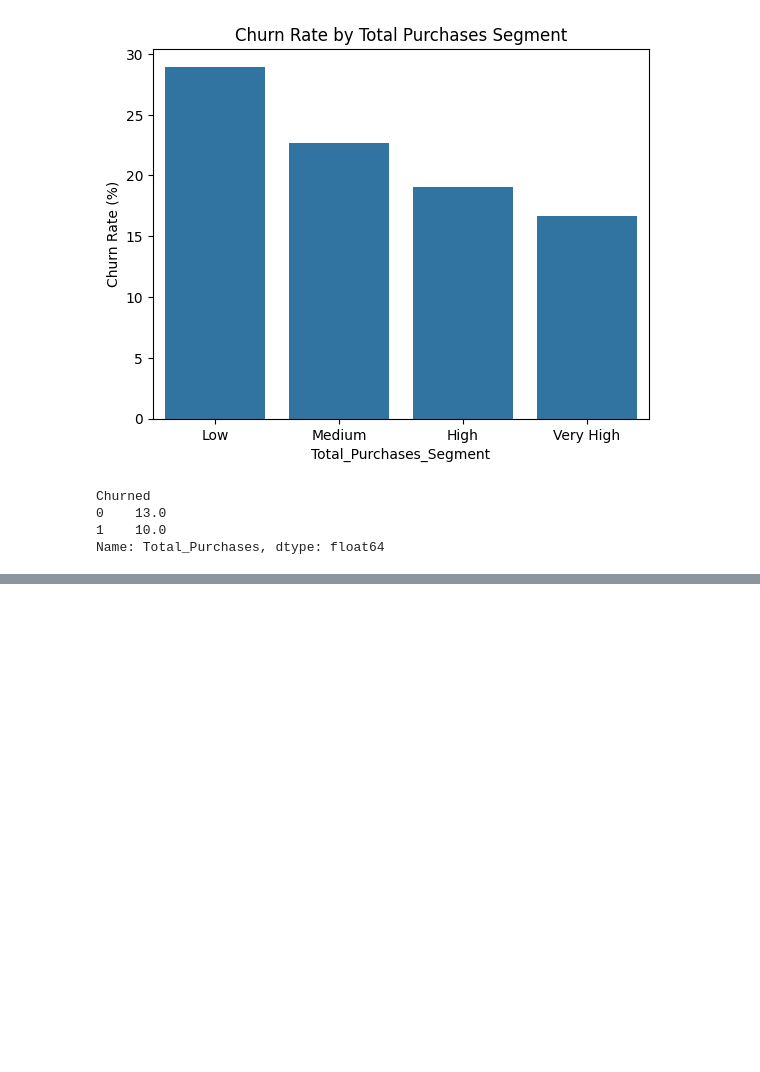
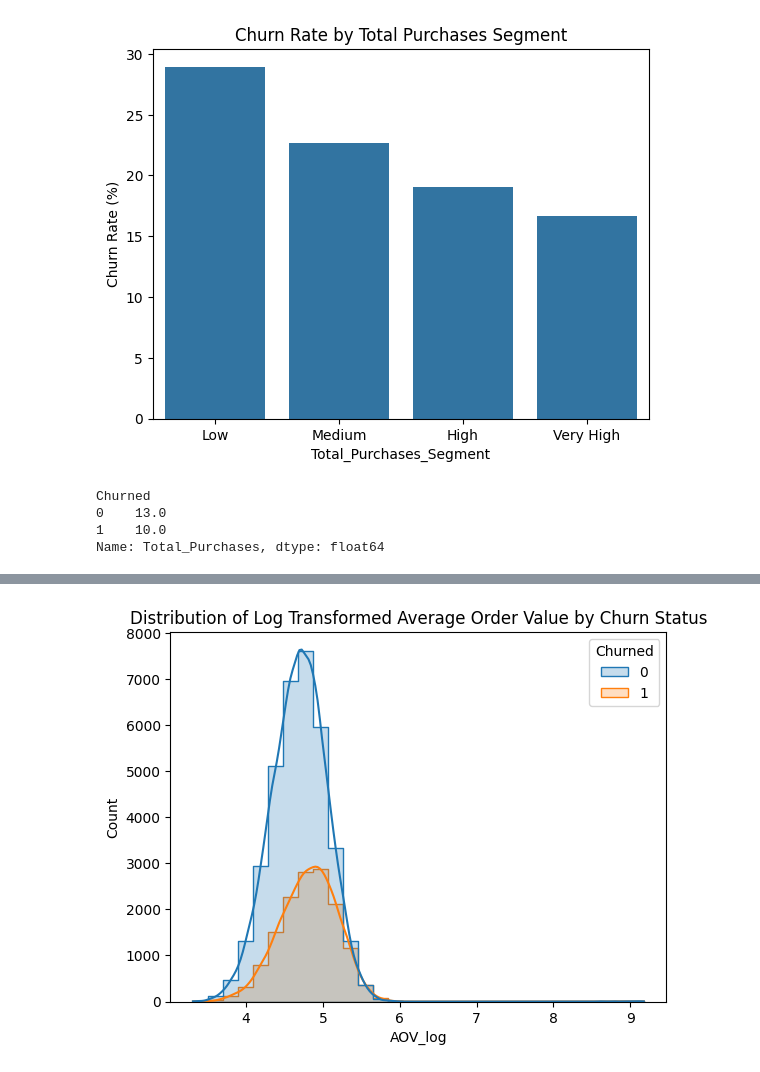
Before and after one commit to ppts2545/Eccommerce-Customer-Behavior-Dataset, a Jupyter notebook: notebooks/03_eda/eda1/02_eda_on_Purchase behavior.ipynb, the cells around one changed output, grey strips where cells are left out. Cells and saved outputs as stored; diff of their text form; code cells hidden in the pictures; blank space fills up the shorter version.

```diff
--- a/notebooks/03_eda/eda1/02_eda_on_Purchase behavior.ipynb
+++ b/notebooks/03_eda/eda1/02_eda_on_Purchase behavior.ipynb
@@ -125,0 +153,14 @@ Name: Total_Purchases, dtype: float64
+# %%
+sns.histplot(
+    data=df,
+    x="AOV_log",
+    hue="Churned",
+    bins=30,
+    element="step",
+    kde=True
+)
+
+plt.title("Distribution of Log Transformed Average Order Value by Churn Status")
+plt.show()
+# %% [output]
+[figure, added]
```
Also changed, not shown: parts of 27 cells of this notebook.
